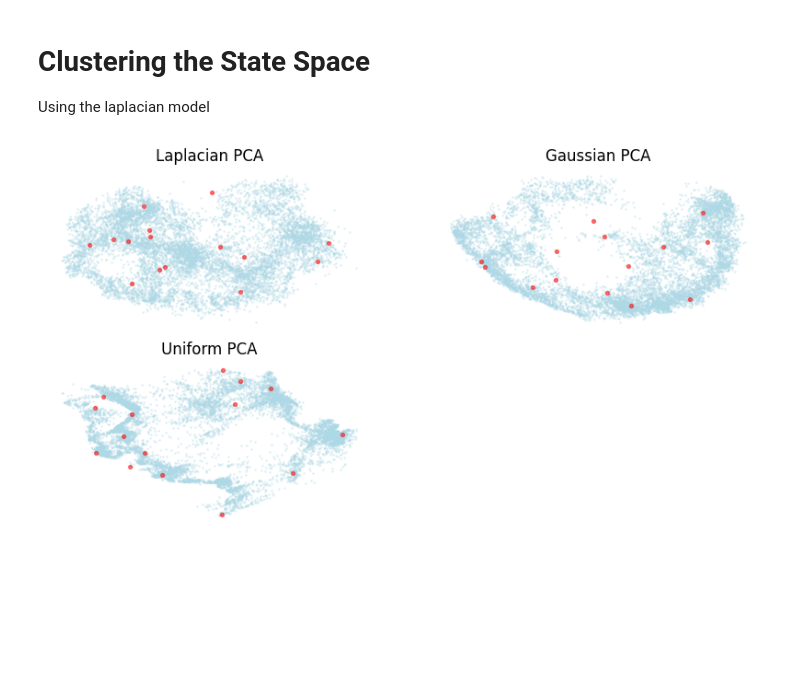
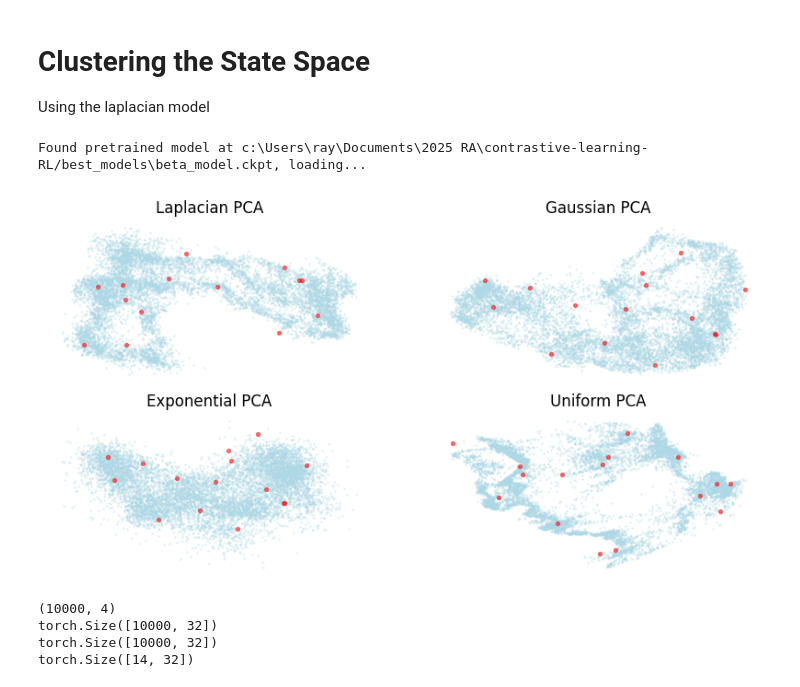
Before and after one commit to Ray-Shu/contrastive-abstraction-rl, a Jupyter notebook: visualizations/visuals.ipynb, the cells around one changed output. Drawn from its saved outputs; the diff is of its cells as text; code cells hidden in the pictures; blank space fills up the shorter version.

```diff
--- a/visualizations/visuals.ipynb
+++ b/visualizations/visuals.ipynb
@@ -263,34 +263,60 @@ plt.show()
 Using the laplacian model
 # %%
 from models.cmhn import cmhn
+from models.beta_model import LearnedBetaModel
+from utils import visualizations
 
 mhn = cmhn(update_steps=1, device=DEVICE)
 
-BETA = 113
+# Get beta model
+beta_model_name = "beta_model.ckpt"
+pretrained_model_file = os.path.join(PROJECT_ROOT+ "/best_models", beta_model_name)
+
+if os.path.isfile(pretrained_model_file):
+    print(f"Found pretrained model at {pretrained_model_file}, loading...")
+    beta_model = LearnedBetaModel.load_from_checkpoint(pretrained_model_file, map_location=torch.device(DEVICE))
+# %% [output]
+Found pretrained model at c:\Users\ray\Documents\2025 RA\contrastive-learning-RL/best_models\beta_model.ckpt, loading...
 # %%
+# Get z representations for all distributions
 subsampled_states = states[idx]
-models = [laplace_model, gauss_model, uniform_model] # add expo model later
+models = [laplace_model, gauss_model, expo_model, uniform_model] # add expo model later
 z = []
 for model in models:
     with torch.no_grad():
         z.append(model(torch.as_tensor(subsampled_states, dtype=torch.float32)))
 # %%
-beta = torch.as_tensor(BETA, dtype=torch.float32)
+# Get beta
+BETA = []
+for reps in z:
+    with torch.no_grad():
+        BETA.append(beta_model.get_beta(reps))
+
+# Put all z reps into cmhn to get U.
 U = []
 U_norm = []
-for reps in z:
-    u, u_norm = mhn.run(reps, reps, beta=beta, run_as_batch=True)
+for i in range(len(z)):
+    u, u_norm = mhn.run(z[i], z[i], beta=BETA[i], run_as_batch=True)
     U.append(u)
     U_norm.append(u_norm)
 # %%
 
+# Remove duplicate / similar U values to get cluster points
 unique_U = []
+masks = []
 for i in range(len(U)):
     unique_mask = remove_dupes(U_norm[i], k=1000, threshold=0.5)
     unique_U.append(U[i][unique_mask])
+
+    masks.append(unique_mask)
 # %%
+# Gets U values for specific distributions and PCA's them down to 2d to plot
+
 uniform_idx = 3
-uni_U = pca_transform(unique_U[2], pca_dict, dist_idx=uniform_idx, model=uniform_model, has_representation=True)
+uni_U = pca_transform(unique_U[uniform_idx], pca_dict, dist_idx=uniform_idx, model=uniform_model, has_representation=True)
+
+expo_idx = 2
+expo_U = pca_transform(unique_U[expo_idx], pca_dict, dist_idx=expo_idx, model=expo_model, has_representation=True)
 
 gauss_idx = 1
 gauss_U = pca_transform(unique_U[gauss_idx], pca_dict, dist_idx=gauss_idx, model=gauss_model, has_representation=True)
@@ -300,22 +326,43 @@ laplace_U = pca_transform(unique_U[laplace_idx], pca_dict, dist_idx=laplace_idx,
 # %%
 fig, axs = plt.subplots(2, 2, figsize=(10,5))
 axs[0, 0].scatter(subsampled_pca_states[0][:, 0], subsampled_pca_states[0][:, 1], s=1, c="lightblue", alpha=0.25)
 axs[0, 0].scatter(laplace_U[:, 0], laplace_U[:, 1], s=8, c= "red", alpha=0.5)
 axs[0, 0].set_title("Laplacian PCA")
 axs[0, 0].axis("off")
 
 axs[0, 1].scatter(subsampled_pca_states[1][:, 0], subsampled_pca_states[1][:, 1], s=1, c="lightblue", alpha=0.25)
 axs[0, 1].scatter(gauss_U[:, 0], gauss_U[:, 1],s=8, c= "red", alpha=0.5)
 axs[0, 1].set_title("Gaussian PCA")
 axs[0, 1].axis("off")
 
-axs[1, 0].scatter(subsampled_pca_states[3][:, 0], subsampled_pca_states[3][:, 1], s=1, c="lightblue", alpha=0.25)
-axs[1, 0].scatter(uni_U[:, 0], uni_U[:, 1],s=8, c= "red", alpha=0.5)
-axs[1, 0].set_title("Uniform PCA")
+axs[1, 0].scatter(subsampled_pca_states[2][:, 0], subsampled_pca_states[2][:, 1], s=1, c="lightblue", alpha=0.25)
+axs[1, 0].scatter(gauss_U[:, 0], gauss_U[:, 1],s=8, c= "red", alpha=0.5)
+axs[1, 0].set_title("Exponential PCA")
 axs[1, 0].axis("off")
+
+axs[1, 1].scatter(subsampled_pca_states[3][:, 0], subsampled_pca_states[3][:, 1], s=1, c="lightblue", alpha=0.25)
+axs[1, 1].scatter(uni_U[:, 0], uni_U[:, 1],s=8, c= "red", alpha=0.5)
+axs[1, 1].set_title("Uniform PCA")
+axs[1, 1].axis("off")
 
 axs[1, 1].axis("off")
 
 plt.show()
 # %% [output]
-[figure, old version]
+[figure, new version]
+# %%
+# Showing cluster points from Laplace distribution
+
+dist_idx = laplace_idx
+print(subsampled_states.shape)
+print(z[dist_idx].shape)
+print(U[dist_idx].shape)
+print(unique_U[dist_idx].shape)
+
+clustered_states = subsampled_states[masks[dist_idx]]
+cluster_pts = clustered_states[:, :2]
+# %% [output]
+(10000, 4)
+torch.Size([10000, 32])
+torch.Size([10000, 32])
+torch.Size([14, 32])
```
Also changed, not shown: parts of 6 cells of this notebook, 22 other files.
